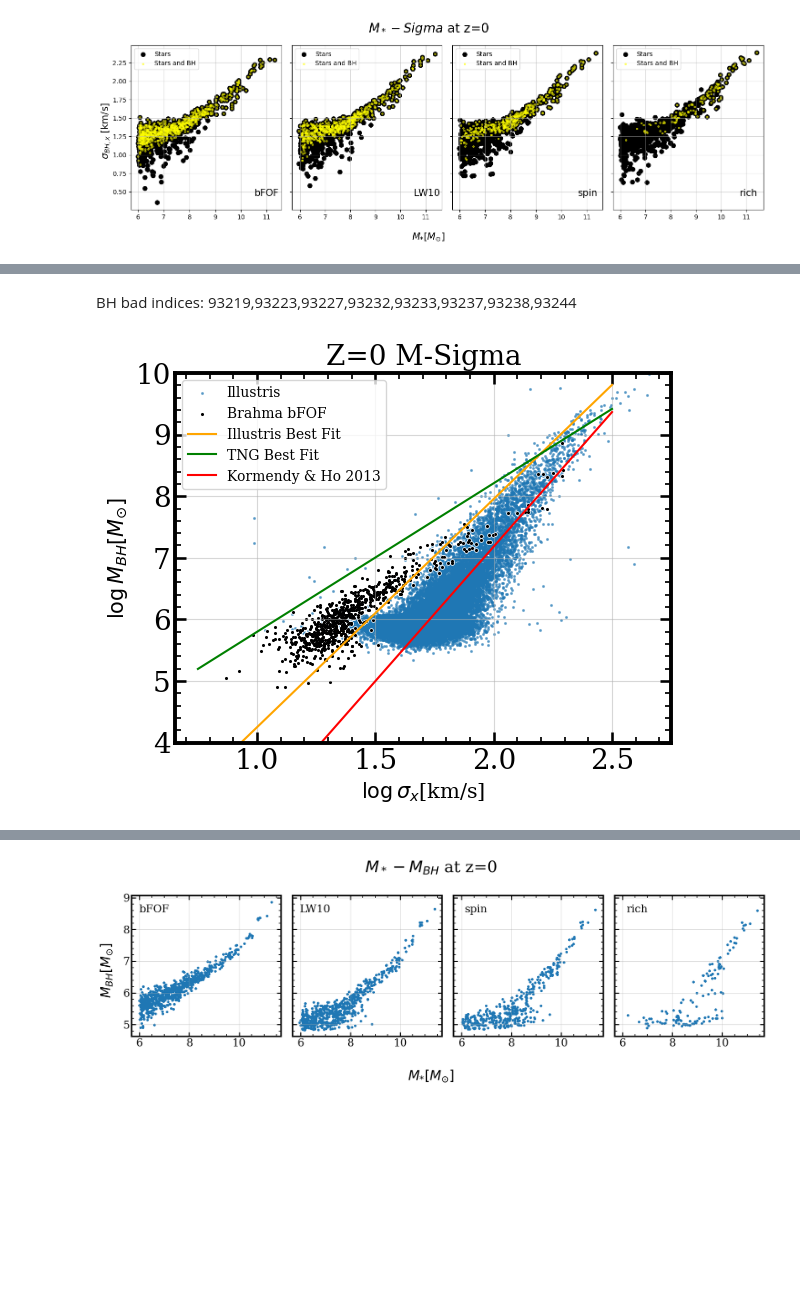
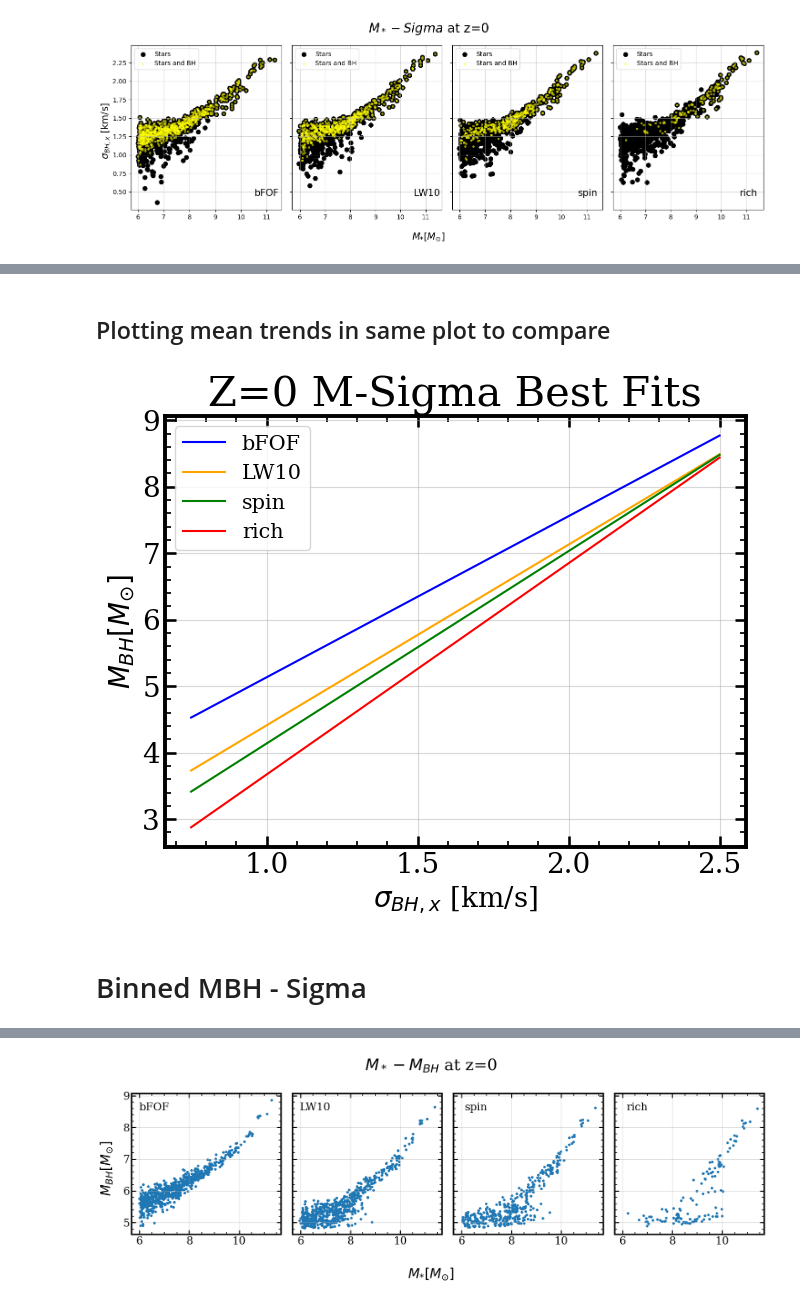
Before and after one commit to khojonat/Brahma_Analysis, a Jupyter notebook: M_Sigma.ipynb, the cells around one changed output, grey strips where cells are left out. Cells and saved outputs as stored; diff of their text form; code cells hidden in the pictures; blank space fills up the shorter version.

Commit message:
Updated with new binned plots!

```diff
--- a/M_Sigma.ipynb
+++ b/M_Sigma.ipynb
@@ -365,2 +356,0 @@ Problematic subhalos: 16940-16943
-# %% [markdown]
-BH bad indices: 93219,93223,93227,93232,93233,93237,93238,93244
@@ -377,20 +357,2 @@ M_bFOF = np.array(bFOF[0])
-# %%
-plt.scatter(np.log10(sigmaxIll),np.log10(M_Illz0),s=1.5,label="Illustris",alpha=0.5)
-plt.scatter(np.log10(sigmax1),np.log10(M_bFOF),s=5,color='white',alpha=1)
-plt.scatter(np.log10(sigmax1),np.log10(M_bFOF),s=1.5,label="Brahma bFOF",color='black',alpha=1)
-plt.plot(x,y[0],label='Illustris Best Fit',color='orange')
-plt.plot(x,TNGy[0],label='TNG Best Fit',color='green')
-plt.plot(xfit,KH13_yfit[0],label='Kormendy & Ho 2013',color='red')
-
-plt.xlabel(r'$\log \sigma_{x} $[km/s]',size=15)
-plt.ylabel(r'$\log M_{BH} [M_{\odot}]$',size=15)
-
-plt.ylim(4,10)
-plt.grid(alpha=0.5)
-plt.legend(fontsize=10)
-
-plt.title('Z=0 M-Sigma',size=20)
-
-plt.savefig('Z0_Illustris')#_bFOF_comparison.png')
-# %% [output]
-[figure, removed]
+# %% [markdown]
+## Plotting mean trends in same plot to compare
@@ -396,0 +416,30 @@ plt.savefig('Z0_Illustris')#_bFOF_comparison.png')
+# %%
+# Plotting
+plt.figure(figsize = (7,6))
+
+plt.plot(x,bFOFy[0],label='bFOF',color = 'blue')
+plt.plot(x,LW10y[0],label='LW10',color = 'orange')
+plt.plot(x,spiny[0],label='spin',color = 'green')
+plt.plot(x,richy[0],label='rich',color = 'red')
+
+# plt.fill_between(x,bFOFy[0]+bFOF_std,bFOFy[0]-bFOF_std,color = 'blue',alpha=0.25)
+# plt.fill_between(x,LW10y[0]+LW10_std,LW10y[0]-LW10_std,color = 'orange',alpha=0.25)
+# plt.fill_between(x,spiny[0]+spin_std,spiny[0]-spin_std,color = 'green',alpha=0.25)
+# plt.fill_between(x,richy[0]+rich_std,richy[0]-rich_std,color = 'red',alpha=0.25)
+
+# plt.plot(x,TNGy[0],label='TNG Best Fit')
+# plt.plot(x,y[0],label='Illustris Best Fit')
+plt.xlabel('$\sigma_{BH,x}$ [km/s]',size=20)
+plt.ylabel('$M_{BH} [M_{\odot}]$',size=20)
+
+plt.legend(fontsize=15)
+plt.grid(alpha=0.5)
+
+plt.title('Z=0 M-Sigma Best Fits',size=30)
+plt.tight_layout()
+
+plt.savefig('Plots/Z0_Best_Fits.png')
+# %% [output]
+[figure, added]
+# %% [markdown]
+# Binned MBH - Sigma
```
Also changed, not shown: parts of 42 cells of this notebook.
